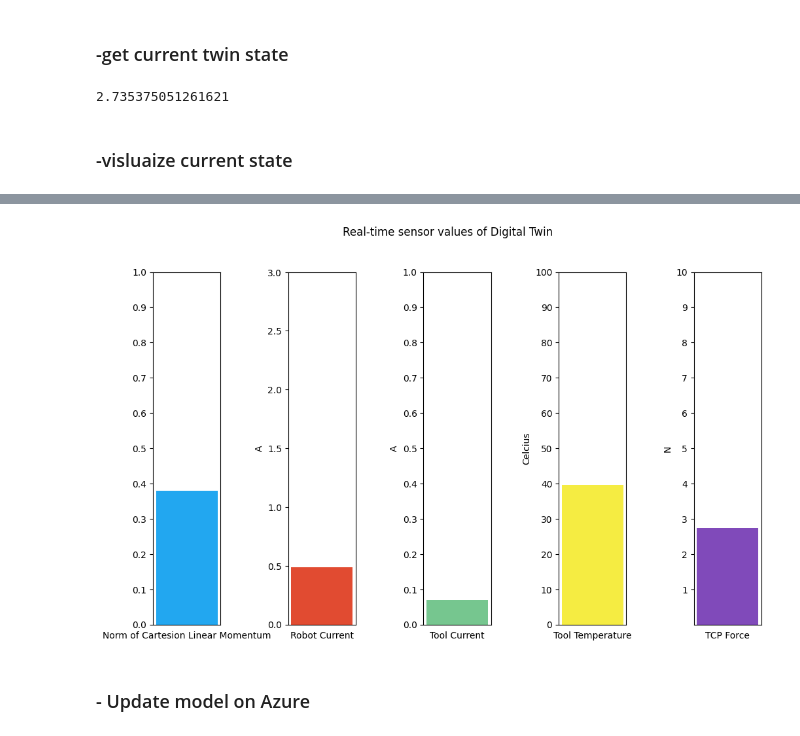
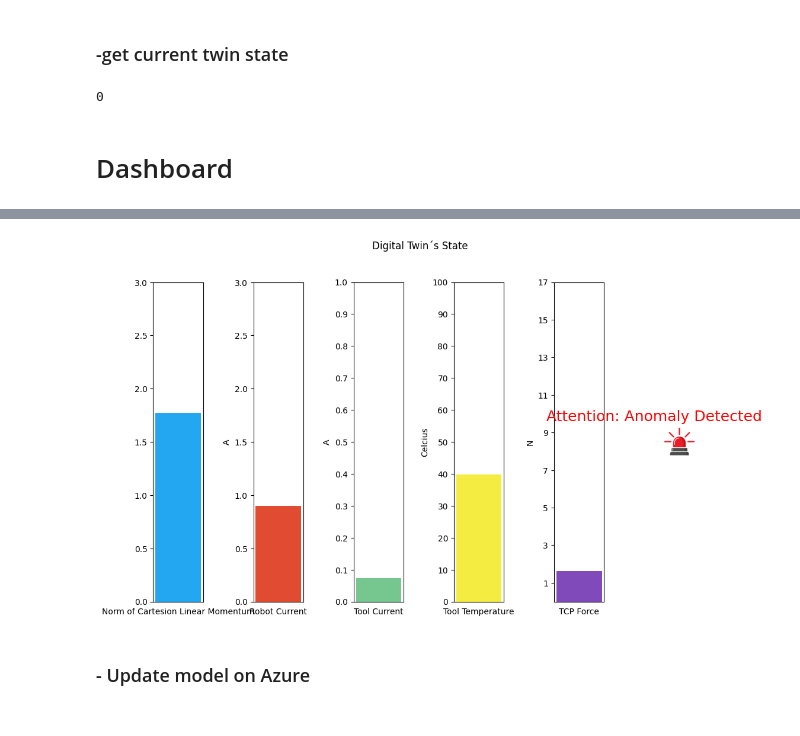
Before and after one commit to mubashar-iqbal/robotic-arm-DT, a Jupyter notebook: Selenium Forest.ipynb, the cells around one changed output, grey strips where cells are left out. Saved outputs shown, nothing was run; the diff lists cells and outputs as text; code cells hidden in the pictures.

Commit message:
added dashboard

```diff
--- a/Selenium Forest.ipynb
+++ b/Selenium Forest.ipynb
@@ -462,35 +439,37 @@ def get_twin_state(twin_id, service_client, component):
     twin_state_value = twin[component]
     return twin_state_value
 
-get_twin_state('RoboArm', service_client, 'TCP_Force')
+get_twin_state('RoboArm', service_client, 'Anomaly_State')
 # %% [output]
-2.735375051261621
+0
-# %% [markdown]
-### -visluaize current state
+# %% [markdown]
+# Dashboard
 # %%
-# Digital Twin Visualization
 import matplotlib.pyplot as plt
-from IPython.display import clear_output
+from IPython.display import clear_output, display
+from ipywidgets import Output, VBox, Button
+from matplotlib import image as mpimg
 
-def plot_twin_state():
+def plot_twin_state(_=None):
     norm_of_cartesion_linear_momentum = get_twin_state('RoboArm', service_client, 'Norm_of_Cartesion_Linear_Momentum')
     robot_current = get_twin_state('RoboArm', service_client, 'Robot_Current')
     tool_current = get_twin_state('RoboArm', service_client, 'Tool_Current')
     tool_temperature = get_twin_state('RoboArm', service_client, 'Tool_Temperature')
     tcp_force = get_twin_state('RoboArm', service_client, 'TCP_Force')
+    anomaly_state = get_twin_state('RoboArm', service_client, 'Anomaly_State')
 
     # Create subplots
-    plt.rcParams["figure.figsize"] = (12,7)
-    figure, axis = plt.subplots(1, 5)
+    plt.rcParams["figure.figsize"] = (12, 7)
+    figure, axis = plt.subplots(1, 6)
     plt.subplots_adjust(wspace=1)
-    plt.suptitle("Real-time sensor values of Digital Twin")
+    plt.suptitle("Digital Twin´s State")
 
     # Norm_of_Cartesion_Linear_Momentum
     axis[0].bar(x=0, height=norm_of_cartesion_linear_momentum, width=1, align='center', alpha=1, color="#22a7f0")
     axis[0].set_xticks([])
     axis[0].set_xlabel('Norm of Cartesion Linear Momentum')
     axis[0].set_ylabel('')
-    axis[0].set_yticks([0, 0.1, 0.2, 0.3, 0.4, 0.5, 0.6, 0.7, 0.8, 0.9, 1])
+    axis[0].set_yticks([0, 0.5, 1, 1.5, 2, 2.5, 3])
 
     # Robot_Current
     axis[1].bar(x=0, height=robot_current, width=1, align='center', alpha=1, color="#e14b31")
@@ -518,14 +497,35 @@ def plot_twin_state():
     axis[4].set_xticks([])
     axis[4].set_xlabel('TCP Force')
     axis[4].set_ylabel('N')
-    axis[4].set_yticks([1, 2, 3, 4, 5, 6, 7, 8, 9, 10])
+    axis[4].set_yticks([1, 3, 5, 7, 9, 11, 13, 15, 17])
 
+    # Anomaly_State
+    alarm_color = "#ff0000" if anomaly_state else "#00ff00"
+    alarm_text = "Attention: Anomaly Detected" if anomaly_state else "Normal"
+    axis[5].text(0.5, 0.5, alarm_text, ha='center', va='center', fontsize=18, color=alarm_color)
+    axis[5].axis('off')
 
+    if anomaly_state:
+        # Alarm Image
+        alarm_img_path = "./Data/alarm.jpg"
+        alarm_img = mpimg.imread(alarm_img_path)
+        axis[5].imshow(alarm_img)
 
     # Show all plots
     plt.show()
     clear_output(wait=True)
 
 
+# Create a button widget to trigger the update
+update_button = Button(description='Update Digital Twin', button_style='info')
+update_button.on_click(plot_twin_state)
+
+# Create an output widget to display the plot
+output = Output()
+
+# Display the button and output widgets vertically
+display(VBox([update_button, output]))
+
+# Call the plot_twin_state function initially to display the plot
 plot_twin_state()
 # %% [output]
@@ -532,4 +533,4 @@ plot_twin_state()
-[figure, old version]
+[figure, new version]
 # %% [markdown]
 ### - Update model on Azure
 # %%
```
Also changed, not shown: parts of 13 cells of this notebook.
